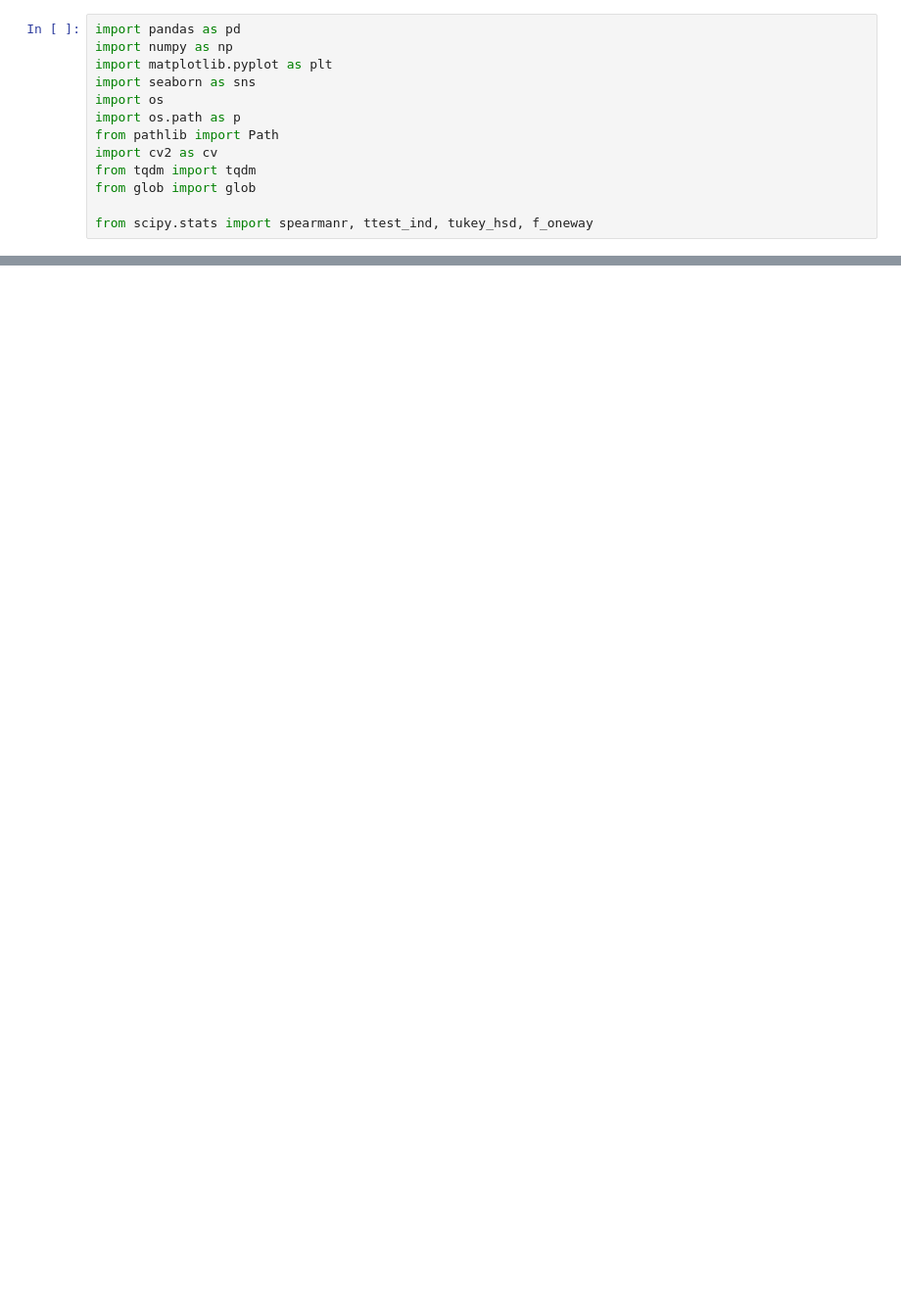
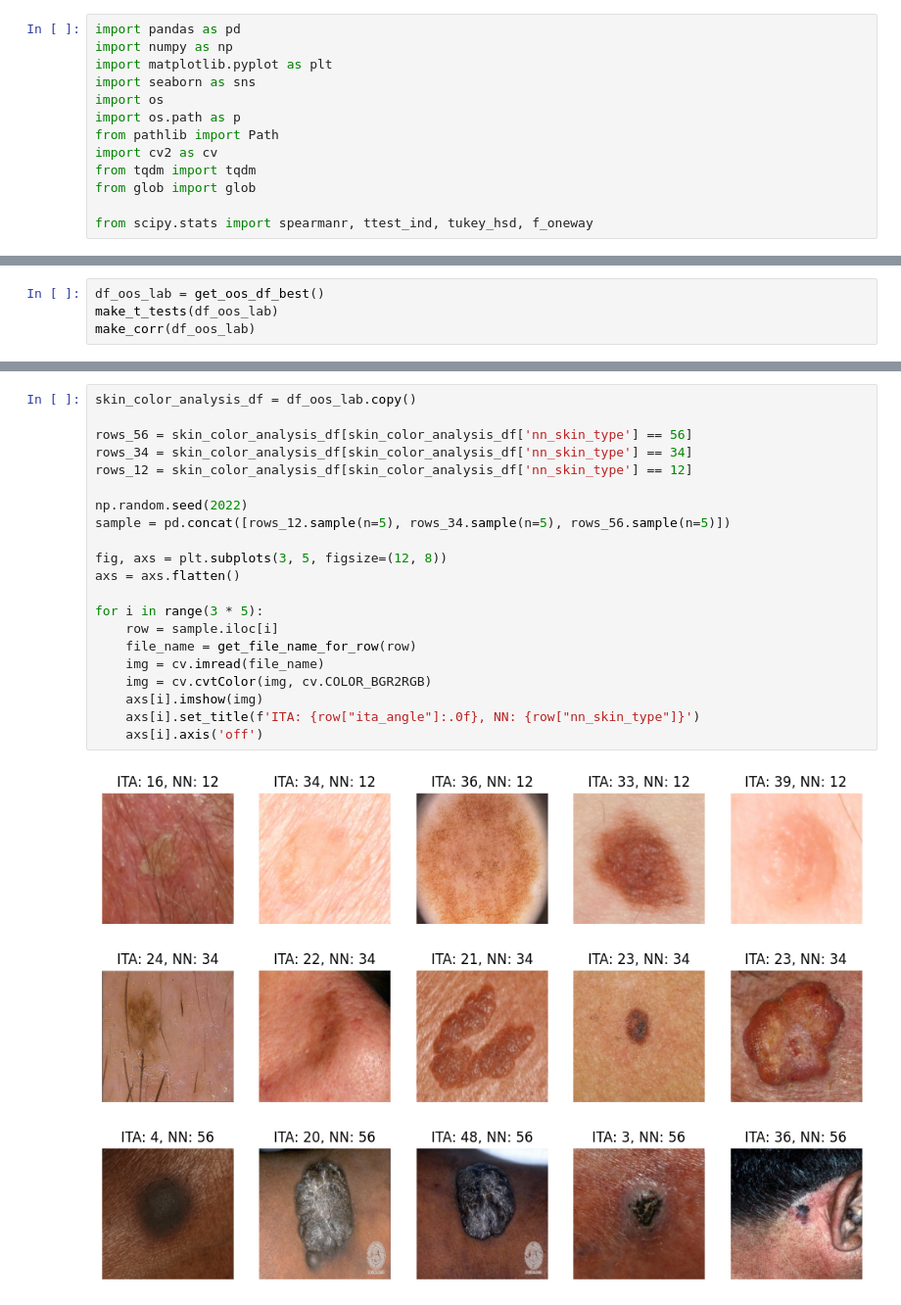
Before and after one commit to marinbenc/lesion_segmentation_bias, a Jupyter notebook: analyze_predictions.ipynb, the cells around one changed output, grey strips where cells are left out. Shown at 98% size. Saved outputs shown, nothing was run; the diff lists cells and outputs as text; blank space fills up the shorter version.

```diff
--- a/analyze_predictions.ipynb
+++ b/analyze_predictions.ipynb
@@ -188,0 +213,4 @@ Predicted ITA & 0.281 & -0.212 & -0.233 \\
+# %%
+df_oos_lab = get_oos_df_best()
+make_t_tests(df_oos_lab)
+make_corr(df_oos_lab)
@@ -304,0 +466,23 @@ Ttest_indResult(statistic=1.2090211042390608, pvalue=0.1147)
+# %%
+skin_color_analysis_df = df_oos_lab.copy()
+
+rows_56 = skin_color_analysis_df[skin_color_analysis_df['nn_skin_type'] == 56]
+rows_34 = skin_color_analysis_df[skin_color_analysis_df['nn_skin_type'] == 34]
+rows_12 = skin_color_analysis_df[skin_color_analysis_df['nn_skin_type'] == 12]
+
+np.random.seed(2022)
+sample = pd.concat([rows_12.sample(n=5), rows_34.sample(n=5), rows_56.sample(n=5)])
+
+fig, axs = plt.subplots(3, 5, figsize=(12, 8))
+axs = axs.flatten()
+
+for i in range(3 * 5):
+    row = sample.iloc[i]
+    file_name = get_file_name_for_row(row)
+    img = cv.imread(file_name)
+    img = cv.cvtColor(img, cv.COLOR_BGR2RGB)
+    axs[i].imshow(img)
+    axs[i].set_title(f'ITA: {row["ita_angle"]:.0f}, NN: {row["nn_skin_type"]}')
+    axs[i].axis('off')
+# %% [output]
+[figure, added]
```
Also changed, not shown: parts of 15 cells of this notebook, 20 other files.
